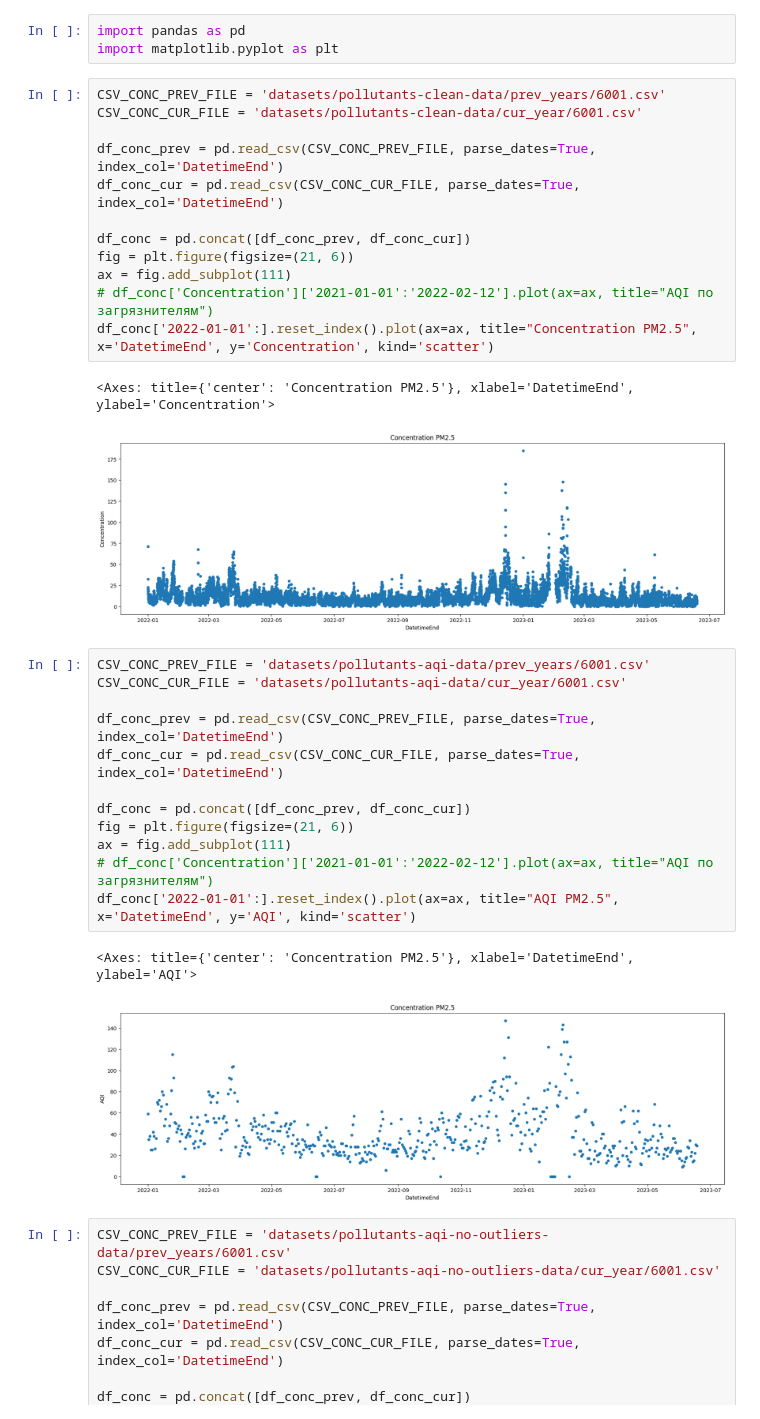
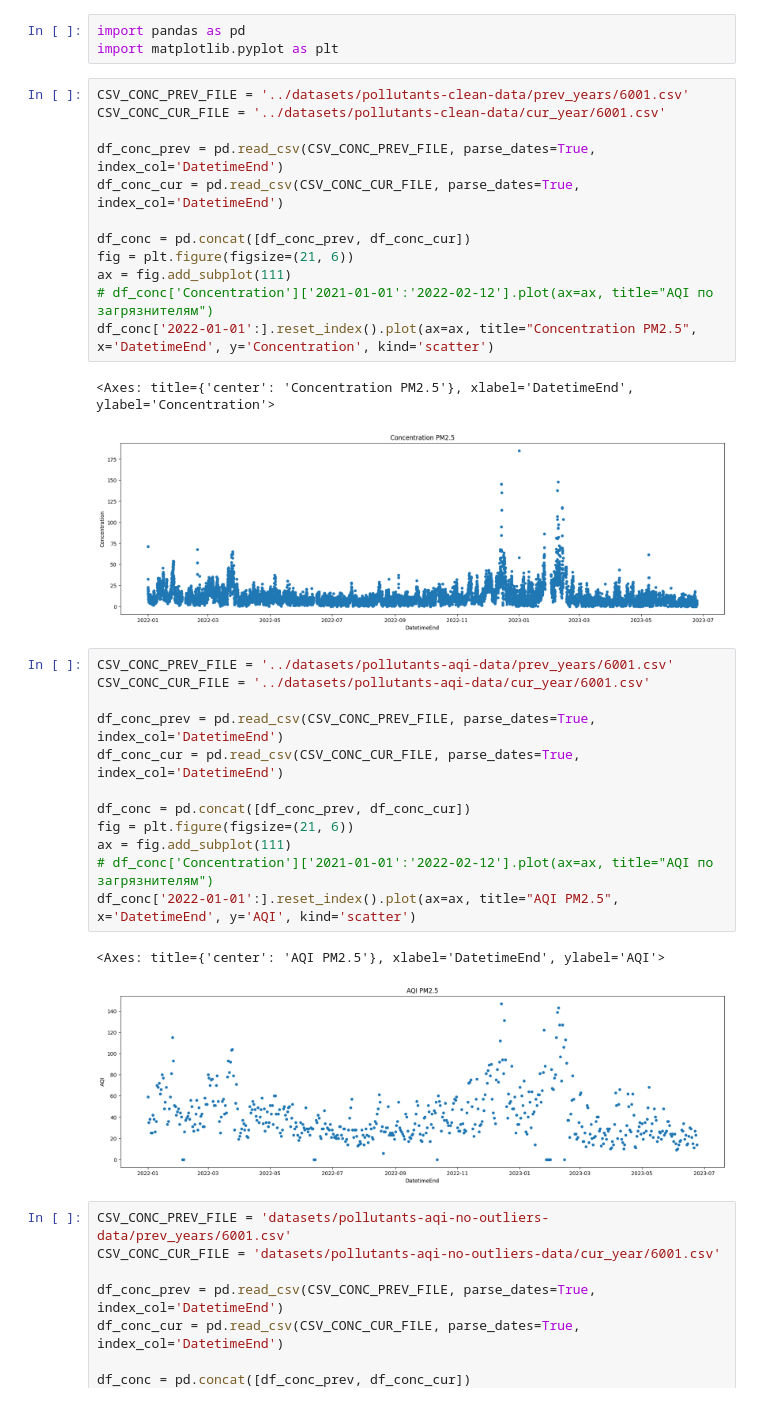
Before and after one commit to AlexandraNasonova/air_pollution_predict, a Jupyter notebook: airpollpredictor/jupiter_experiments/test_view_mid_datasets.ipynb, the cells around one changed output. Saved outputs shown, nothing was run; the diff lists cells and outputs as text.

```diff
--- a/airpollpredictor/jupiter_experiments/test_view_mid_datasets.ipynb
+++ b/airpollpredictor/jupiter_experiments/test_view_mid_datasets.ipynb
@@ -2,8 +2,8 @@
 import pandas as pd
 import matplotlib.pyplot as plt
 # %%
-CSV_CONC_PREV_FILE = 'datasets/pollutants-clean-data/prev_years/6001.csv'
-CSV_CONC_CUR_FILE = 'datasets/pollutants-clean-data/cur_year/6001.csv'
+CSV_CONC_PREV_FILE = '../datasets/pollutants-clean-data/prev_years/6001.csv'
+CSV_CONC_CUR_FILE = '../datasets/pollutants-clean-data/cur_year/6001.csv'
 
 df_conc_prev = pd.read_csv(CSV_CONC_PREV_FILE, parse_dates=True, index_col='DatetimeEnd')
 df_conc_cur = pd.read_csv(CSV_CONC_CUR_FILE, parse_dates=True, index_col='DatetimeEnd')
@@ -15,22 +15,22 @@ ax = fig.add_subplot(111)
 df_conc['2022-01-01':].reset_index().plot(ax=ax, title="Concentration PM2.5", x='DatetimeEnd', y='Concentration', kind='scatter')
 # %% [output]
 <Axes: title={'center': 'Concentration PM2.5'}, xlabel='DatetimeEnd', ylabel='Concentration'>
-[figure, old version]
+[figure, new version]
 # %%
-CSV_CONC_PREV_FILE = 'datasets/pollutants-aqi-data/prev_years/6001.csv'
-CSV_CONC_CUR_FILE = 'datasets/pollutants-aqi-data/cur_year/6001.csv'
+CSV_CONC_PREV_FILE = '../datasets/pollutants-aqi-data/prev_years/6001.csv'
+CSV_CONC_CUR_FILE = '../datasets/pollutants-aqi-data/cur_year/6001.csv'
 
 df_conc_prev = pd.read_csv(CSV_CONC_PREV_FILE, parse_dates=True, index_col='DatetimeEnd')
 df_conc_cur = pd.read_csv(CSV_CONC_CUR_FILE, parse_dates=True, index_col='DatetimeEnd')
 
 df_conc = pd.concat([df_conc_prev, df_conc_cur])
 fig = plt.figure(figsize=(21, 6))
 ax = fig.add_subplot(111)
 # df_conc['Concentration']['2021-01-01':'2022-02-12'].plot(ax=ax, title="AQI по загрязнителям")
 df_conc['2022-01-01':].reset_index().plot(ax=ax, title="AQI PM2.5", x='DatetimeEnd', y='AQI', kind='scatter')
 # %% [output]
-<Axes: title={'center': 'Concentration PM2.5'}, xlabel='DatetimeEnd', ylabel='AQI'>
+<Axes: title={'center': 'AQI PM2.5'}, xlabel='DatetimeEnd', ylabel='AQI'>
-[figure, old version]
+[figure, new version]
 # %%
 CSV_CONC_PREV_FILE = 'datasets/pollutants-aqi-no-outliers-data/prev_years/6001.csv'
 CSV_CONC_CUR_FILE = 'datasets/pollutants-aqi-no-outliers-data/cur_year/6001.csv'
```
Also changed, not shown: 17 other files.
